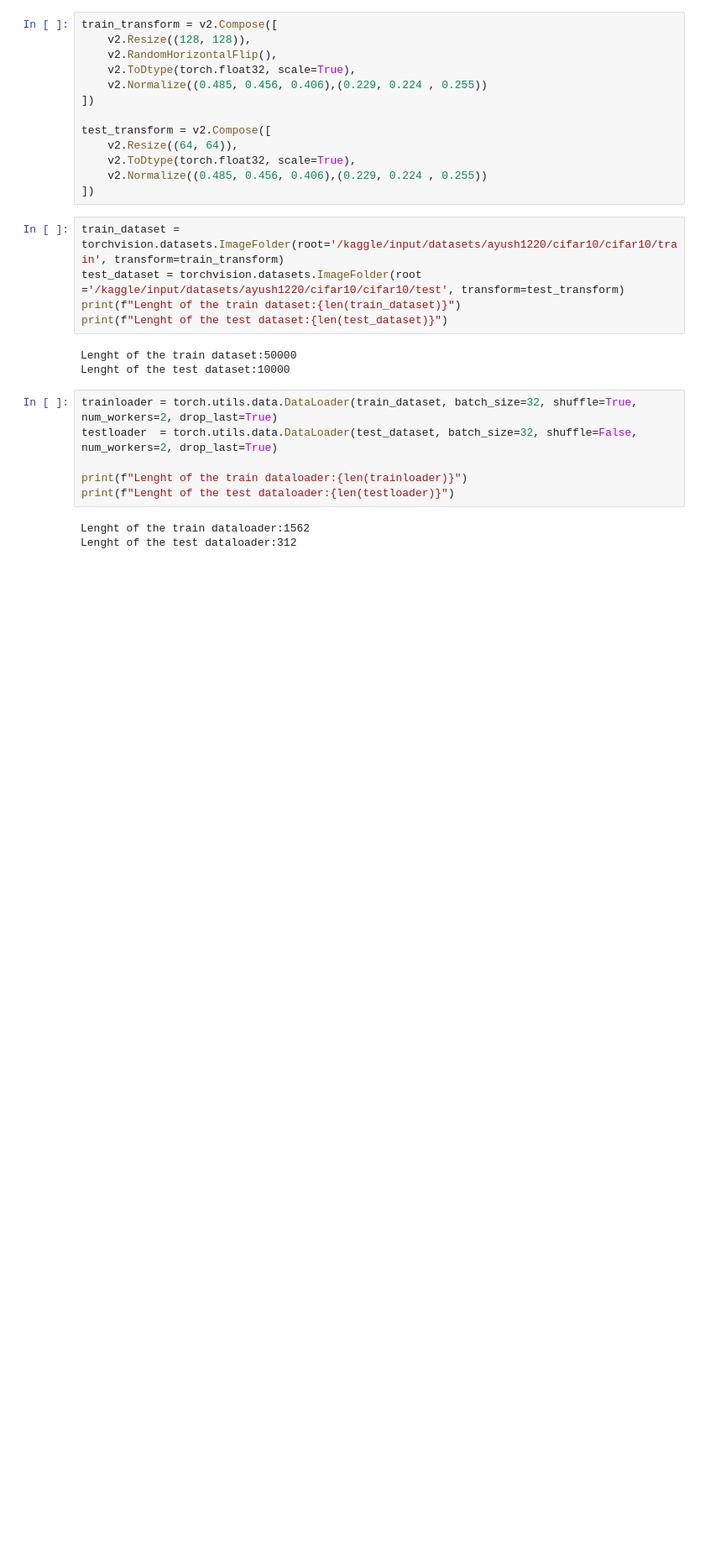
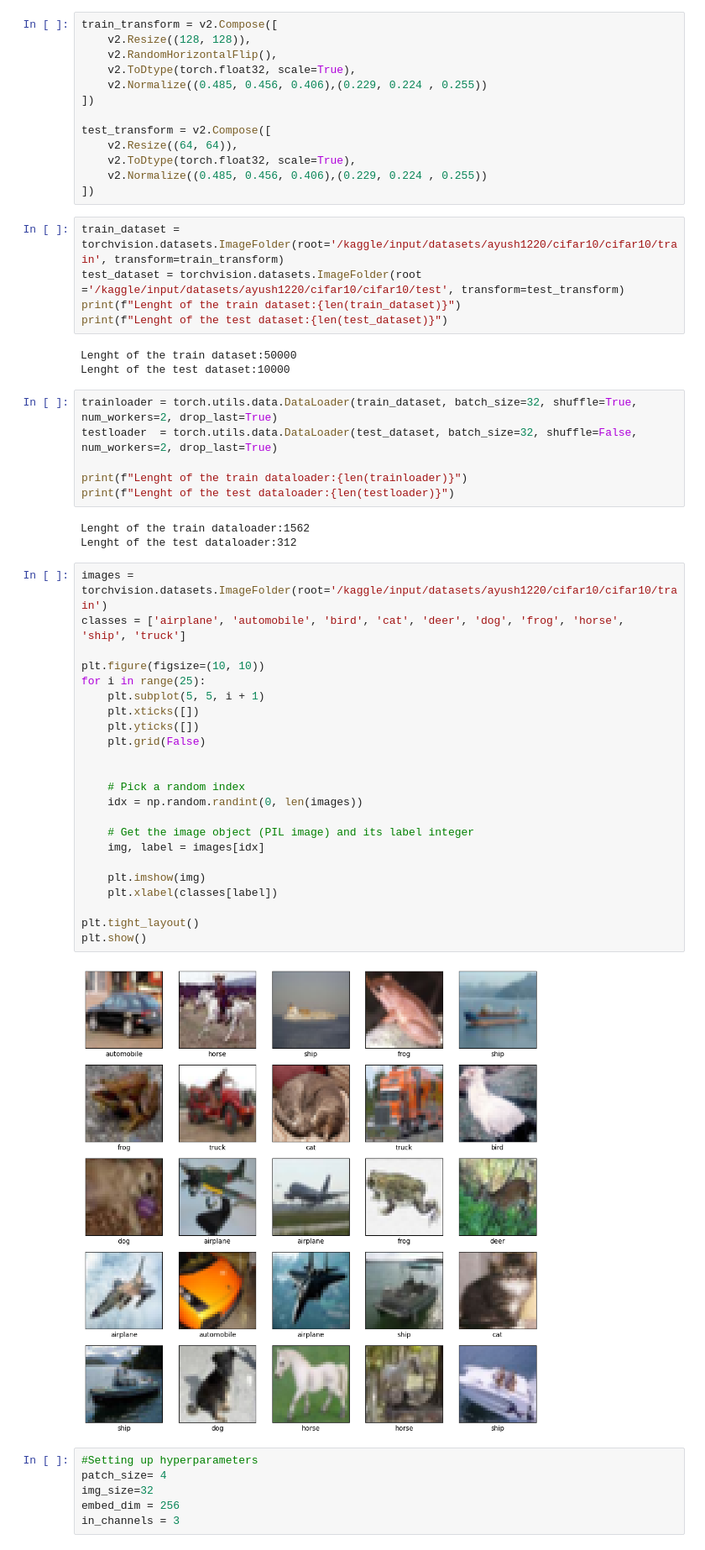
Before and after one commit to adityachaubeycode/Vision-Transformer-Model, a Jupyter notebook: model.ipynb, the cells around one changed output. Shown at 84% size. Saved outputs shown, nothing was run; the diff lists cells and outputs as text; blank space fills up the shorter version.

Commit message:
patch embeddings and hyperparameter

```diff
--- a/model.ipynb
+++ b/model.ipynb
@@ -44,3 +44,34 @@ print(f"Lenght of the test dataloader:{len(testloader)}")
 # %% [output]
 Lenght of the train dataloader:1562
 Lenght of the test dataloader:312
+# %%
+images = torchvision.datasets.ImageFolder(root='/kaggle/input/datasets/ayush1220/cifar10/cifar10/train')
+classes = ['airplane', 'automobile', 'bird', 'cat', 'deer', 'dog', 'frog', 'horse', 'ship', 'truck']
+
+plt.figure(figsize=(10, 10))
+for i in range(25):
+    plt.subplot(5, 5, i + 1)
+    plt.xticks([])
+    plt.yticks([])
+    plt.grid(False)
+
+
+    # Pick a random index
+    idx = np.random.randint(0, len(images))
+
+    # Get the image object (PIL image) and its label integer
+    img, label = images[idx]
+
+    plt.imshow(img)
+    plt.xlabel(classes[label])
+
+plt.tight_layout()
+plt.show()
+# %% [output]
+[figure, added]
+# %%
+#Setting up hyperparameters
+patch_size= 4
+img_size=32
+embed_dim = 256
+in_channels = 3
```
Also changed, not shown: parts of 1 cell of this notebook.
